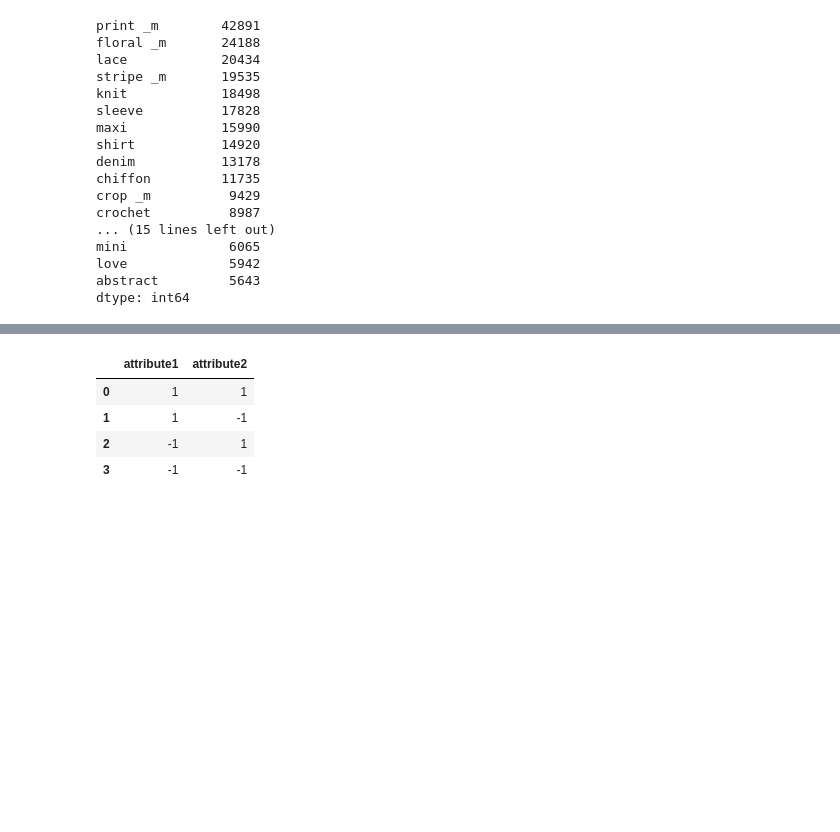
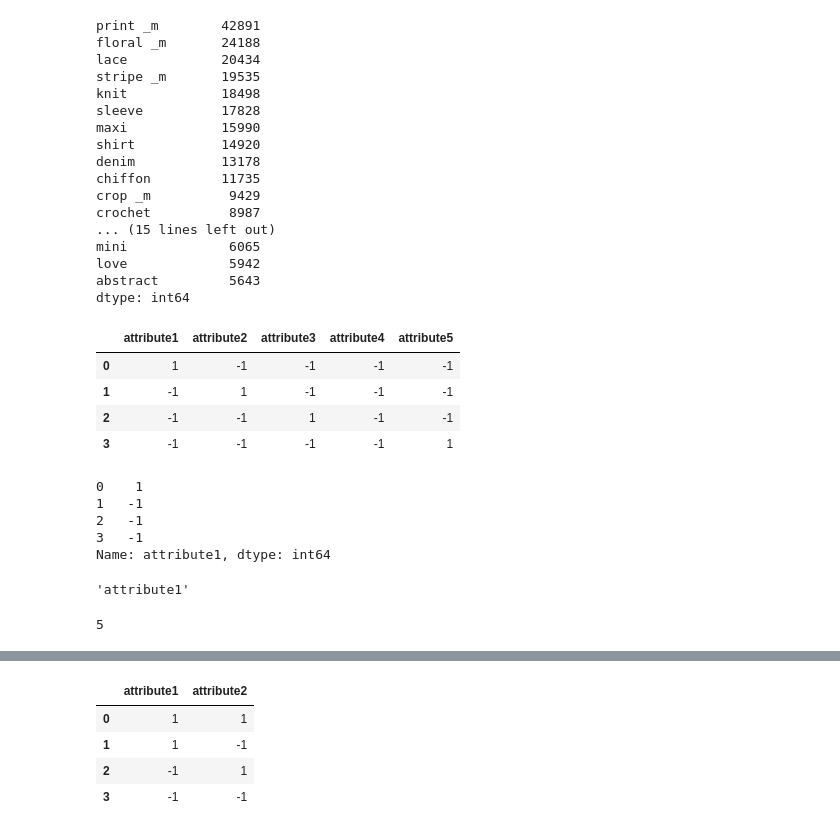
Before and after one commit to starsuzi/deep-fashion, a Jupyter notebook: implement-paper.ipynb, the cells around one changed output, grey strips where cells are left out. Drawn from its saved outputs; the diff is of its cells as text; code cells hidden in the pictures; blank space fills up the shorter version.

```diff
--- a/implement-paper.ipynb
+++ b/implement-paper.ipynb
@@ -386,2 +392,26 @@ df_merge_example = pd.DataFrame({
 }
     )
+# %%
+df_merge_example
+# %% [output]
+|  | attribute1 | attribute2 | attribute3 | attribute4 | attribute5 |
+| 0 | 1 | -1 | -1 | -1 | -1 |
+| 1 | -1 | 1 | -1 | -1 | -1 |
+| 2 | -1 | -1 | 1 | -1 | -1 |
+| 3 | -1 | -1 | -1 | -1 | 1 |
+# %%
+df_merge_example[df_merge_example.columns[0]]
+# %% [output]
+0    1
+1   -1
+2   -1
+3   -1
+Name: attribute1, dtype: int64
+# %%
+df_merge_example.columns[0]
+# %% [output]
+'attribute1'
+# %%
+len(df_merge_example.columns)
+# %% [output]
+5
```
Also changed, not shown: parts of 7 cells of this notebook.
